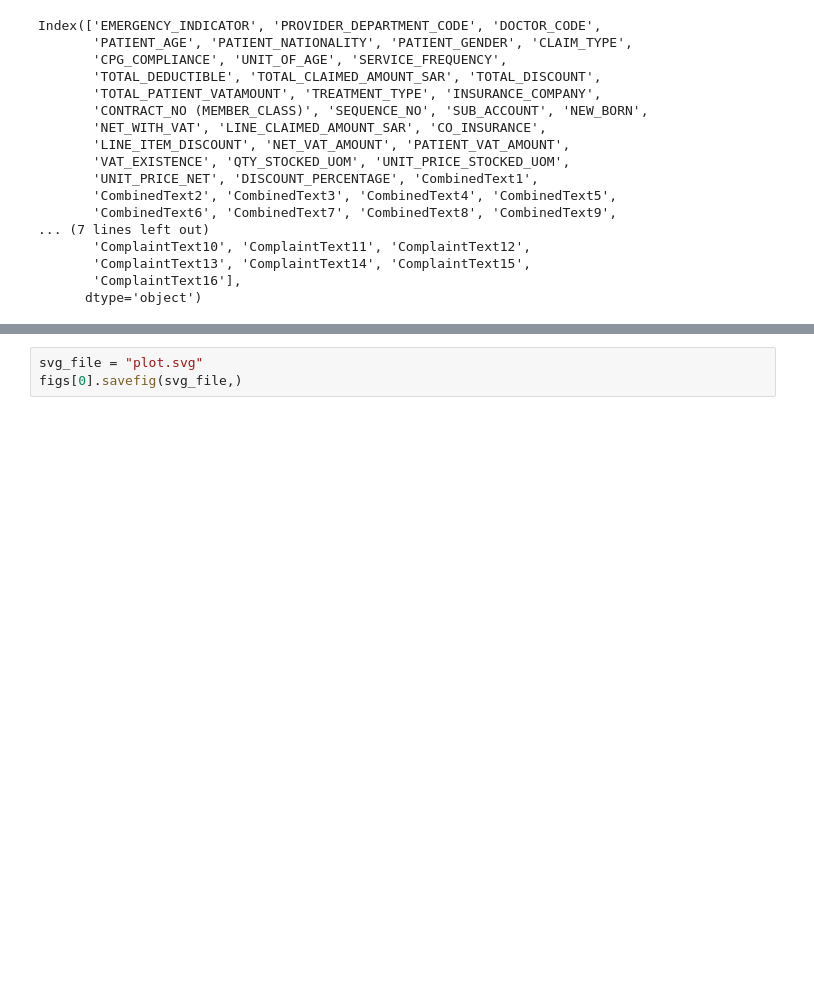
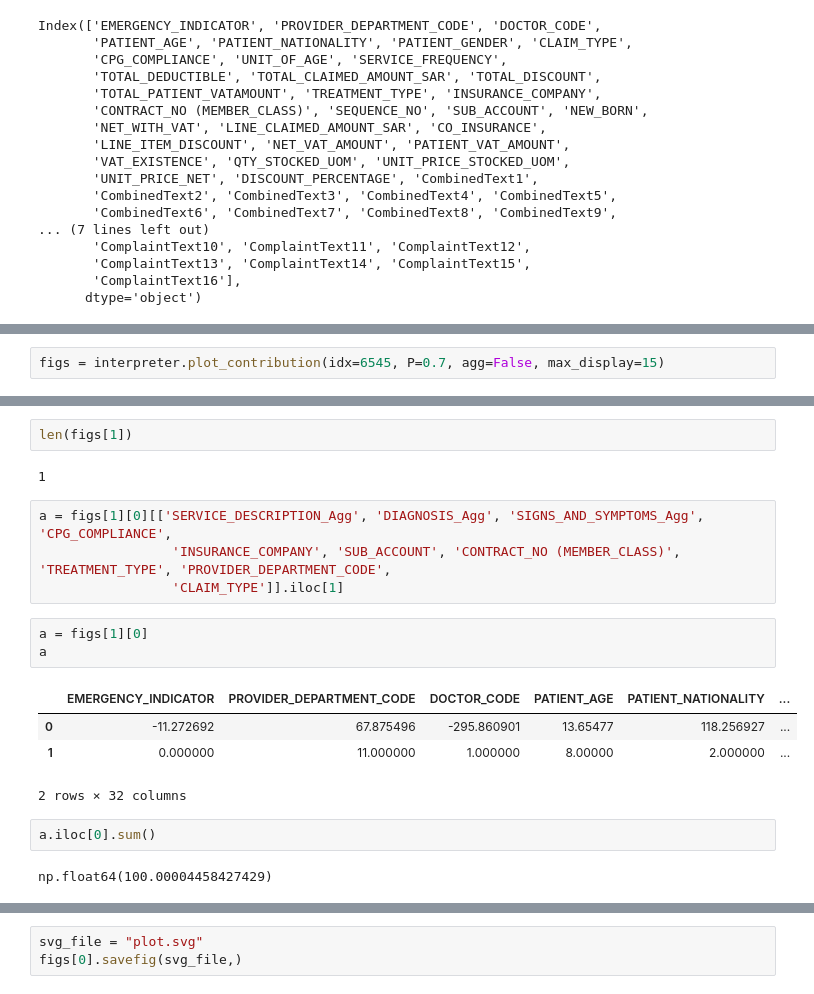
Before and after one commit to AmrAhmedElagoz/streamlit_app, a Jupyter notebook: Untitled-1.ipynb, the cells around one changed output, grey strips where cells are left out. Cells and saved outputs as stored; diff of their text form; blank space fills up the shorter version.

```diff
--- a/Untitled-1.ipynb
+++ b/Untitled-1.ipynb
@@ -193,0 +267,2 @@ figs[1]
+# %%
+figs = interpreter.plot_contribution(idx=6545, P=0.7, agg=False, max_display=15)
@@ -193,0 +288,20 @@ figs[1]
+# %%
+len(figs[1])
+# %% [output]
+1
+# %%
+a = figs[1][0][['SERVICE_DESCRIPTION_Agg', 'DIAGNOSIS_Agg', 'SIGNS_AND_SYMPTOMS_Agg', 'CPG_COMPLIANCE',
+                 'INSURANCE_COMPANY', 'SUB_ACCOUNT', 'CONTRACT_NO (MEMBER_CLASS)', 'TREATMENT_TYPE', 'PROVIDER_DEPARTMENT_CODE',
+                 'CLAIM_TYPE']].iloc[1]
+# %%
+a = figs[1][0]
+a
+# %% [output]
+|  | EMERGENCY_INDICATOR | PROVIDER_DEPARTMENT_CODE | DOCTOR_CODE | PATIENT_AGE | PATIENT_NATIONALITY | ... |
+| 0 | -11.272692 | 67.875496 | -295.860901 | 13.65477 | 118.256927 | ... |
+| 1 | 0.000000 | 11.000000 | 1.000000 | 8.00000 | 2.000000 | ... |
+2 rows × 32 columns
+# %%
+a.iloc[0].sum()
+# %% [output]
+np.float64(100.00004458427429)
```
Also changed, not shown: parts of 17 cells of this notebook, 5 other files.
